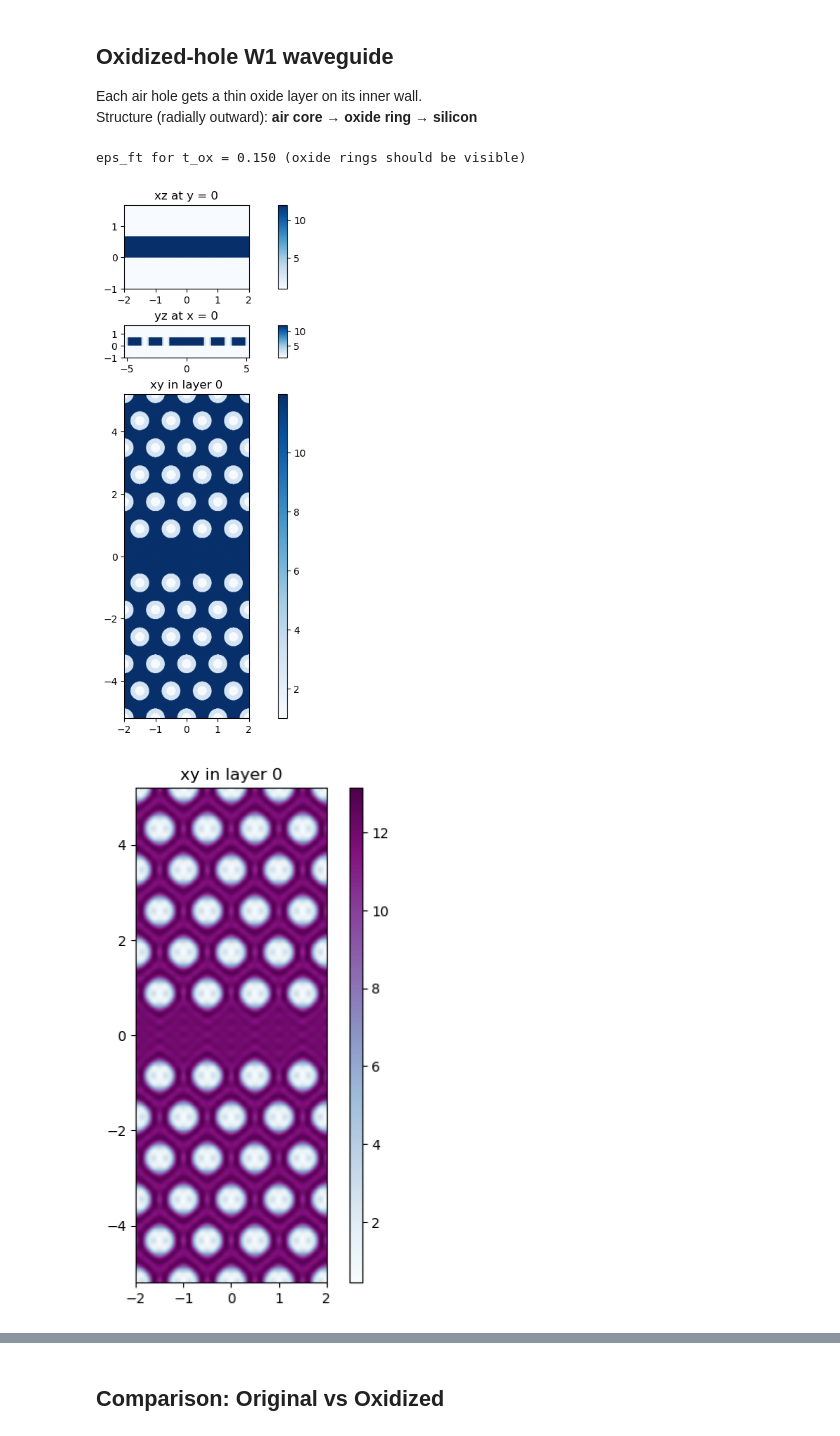
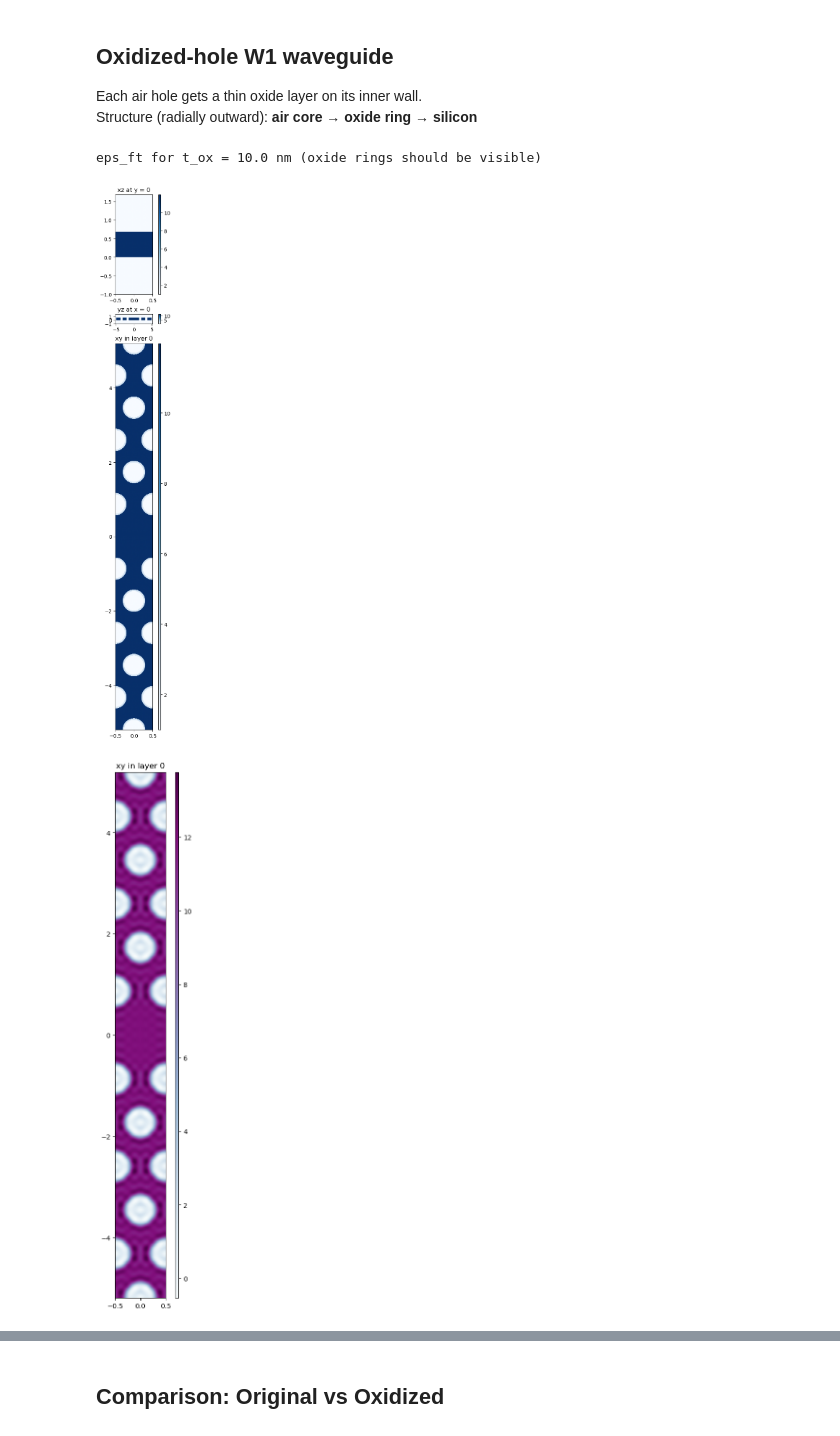
Before and after one commit to Luxchen77/legume-l3-cavity-sim, a Jupyter notebook: legume_PhC_Wg.ipynb, the cells around one changed output, grey strips where cells are left out. Drawn from its saved outputs; the diff is of its cells as text; code cells hidden in the pictures.

```diff
--- a/legume_PhC_Wg.ipynb
+++ b/legume_PhC_Wg.ipynb
@@ -24,7 +24,7 @@ eps_lower, eps_upper = 1, 1  # cladding permittivities
 
 # supercell parameters
 Ny = 12      # Number of rows in the y-direction
-Nx = 4       # Supercell size in the x-direction
+Nx = 1       # Supercell size in the x-direction
 if (Ny%2 != 0): raise ValueError('number of rows Ny must be even')
 Nholes = Nx*(Ny-1)    # total number of holes
 
@@ -67,11 +67,11 @@ print('Nholes, Nholes_check =', Nholes, Nholes_check)
 # Visualize the structure
 legume.viz.structure(phc0, xz=True, yz=True, figsize=2, cmap='Blues', Nx=400, Ny=400, Nz=200)
 
-gmax = 2
+gmax = 2.5
 truncate_g = 'tbt'
 gme0 = legume.GuidedModeExp(phc0, gmax=gmax, truncate_g=truncate_g)
 npw = np.shape(gme0.gvec)[1]
 print('npw =', npw)
 
-legume.viz.eps_ft(gme0, Nx=400, Ny=400, figsize=3, cbar=True, cmap='viridis')
+legume.viz.eps_ft(gme0, Nx=400, Ny=400, figsize=2, cbar=True, cmap='viridis')
 # %% [output]
@@ -235,51 +235,59 @@ Structure (radially outward): **air core** → **oxide ring** → **silicon**
 # Oxide parameters
 n_oxide = 1.72
 eps_oxide = n_oxide**2                         # Oxide permittivity
-t_ox_values = np.linspace(0.01, 0.15, 8) # oxide thicknesses to sweep (in units of a)
+t_ox_values = np.linspace(0.5, 10, 20)          # oxide thicknesses to sweep (in nm)
 
-def build_w1_waveguide_oxidized(t_ox):
-    """Build a W1 waveguide where each hole has a thin oxide shell of thickness t_ox.
+def build_w1_waveguide_oxidized(t_ox_nm):
+    """Build a W1 waveguide where each hole has a thin oxide shell.
+
+    Parameters
+    ----------
+    t_ox_nm : float
+        Oxide shell thickness in nm (converted internally to units of a).
+
     Each hole is modeled as:
       - Ring(eps=eps_oxide, r_i=ra-t_ox, r_o=ra)  → oxide shell
       - Circle(eps=eps_c, r=ra-t_ox)               → air core
     These don't overlap, so legume's additive FT gives correct permittivity.
     """
+    t_ox = t_ox_nm / a_nm                      # convert nm → units of a
+
     phc = legume.PhotCryst(lattice, eps_l=eps_lower, eps_u=eps_upper)
     phc.add_layer(d=D, eps_b=eps_b)
 
     r_air = ra - t_ox
 
     xc = []; yc = []
     jhole = 0
 
     for ih in range(1, Ny//2+1):
         for ix in range(-Nx//2+1, Nx//2+1):
             xc.append((ih%2)*0.5 + ix)
             yc.append( ih*np.sqrt(3)/2)
             jhole += 1
             if ih != Ny//2:
                 xc.append((ih%2)*0.5 + ix)
                 yc.append(-ih*np.sqrt(3)/2)
                 jhole += 1
 
     for n in range(jhole):
         phc.layers[-1].add_shape(Ring(eps=eps_oxide, r_i=r_air, r_o=ra,
                                       x_cent=xc[n], y_cent=yc[n]))
         phc.layers[-1].add_shape(Circle(eps=eps_c, r=r_air,
                                         x_cent=xc[n], y_cent=yc[n]))
 
     return phc, jhole
 
-# Sanity-check visualization for the first thickness
+# Sanity-check visualization for the largest thickness
 phc_check, _ = build_w1_waveguide_oxidized(t_ox_values[-1])
 gme_check = legume.GuidedModeExp(phc_check, gmax=gmax, truncate_g=truncate_g)
-print(f"eps_ft for t_ox = {t_ox_values[-1]:.3f} (oxide rings should be visible)")
+print(f"eps_ft for t_ox = {t_ox_values[-1]:.1f} nm (oxide rings should be visible)")
 # Visualize the structure
-legume.viz.structure(phc_check, xz=True, yz=True, figsize=3, cmap='Blues', Nx=600, Ny=600, Nz=400)
-legume.viz.eps_ft(gme_check, Nx=400, Ny=400, figsize=3, cbar=True, cmap='BuPu')
+legume.viz.structure(phc_check, xz=True, yz=True, figsize=2, cmap='Blues', Nx=800, Ny=800, Nz=400)
+legume.viz.eps_ft(gme_check, Nx=400, Ny=400, figsize=2, cbar=True, cmap='BuPu')
 # %% [output]
-eps_ft for t_ox = 0.150 (oxide rings should be visible)
+eps_ft for t_ox = 10.0 nm (oxide rings should be visible)
-[figure, old version]
+[figure, new version]
-[figure, old version]
+[figure, new version]
 # %%
 # ---- Sweep over oxide thicknesses ----
```
Also changed, not shown: parts of 17 cells of this notebook, 1 other file.
